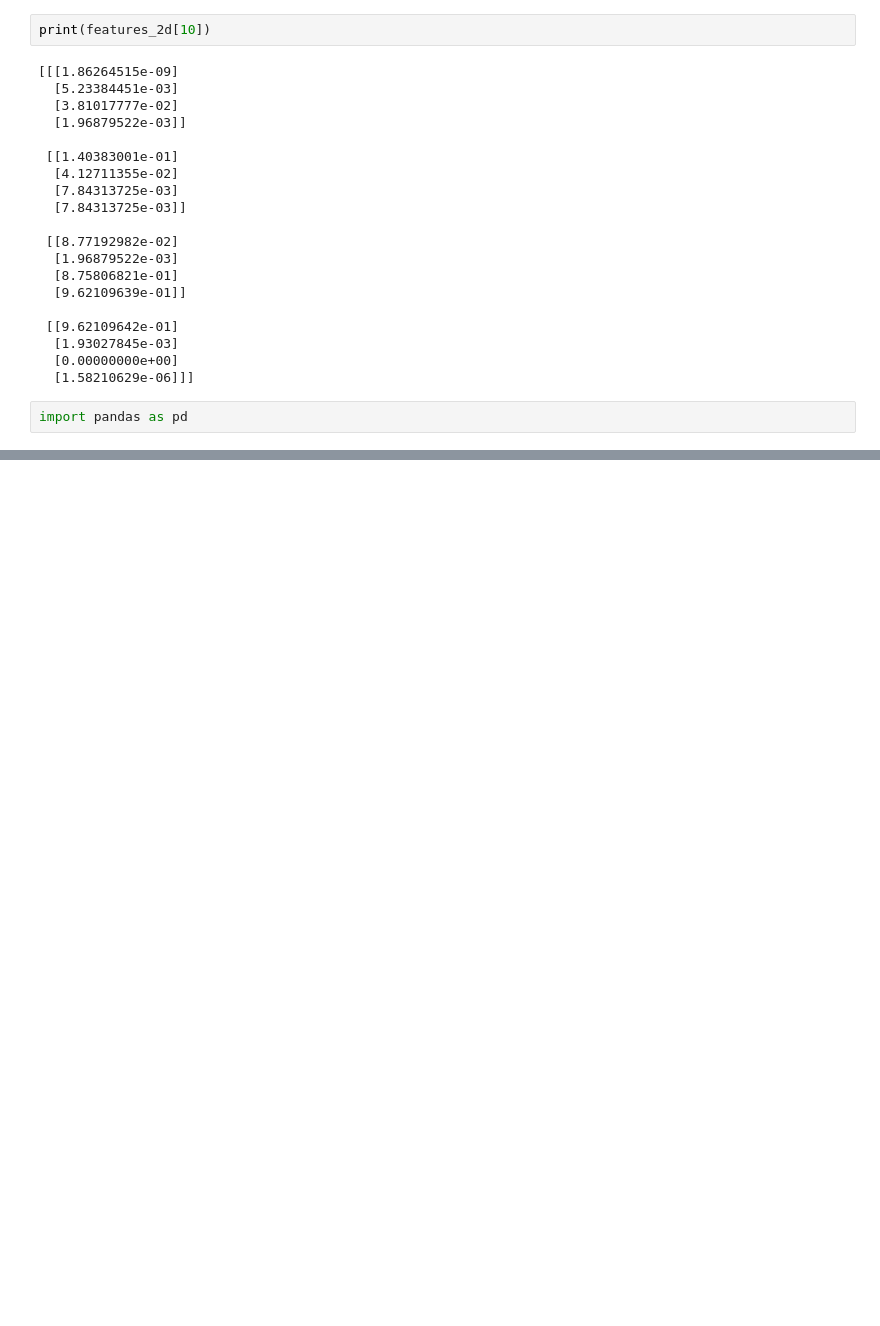
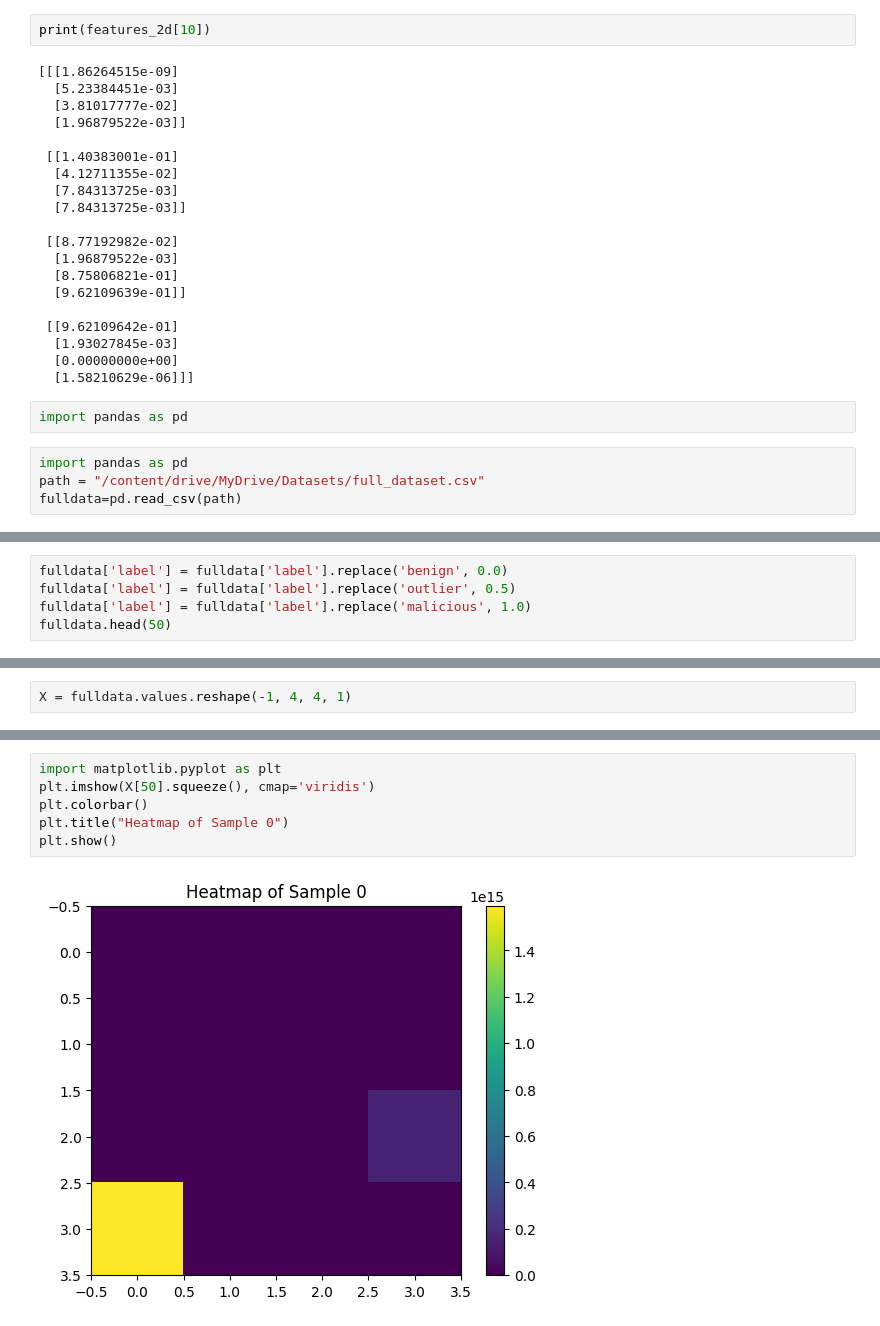
Before and after one commit to BabinRV/Dissertation, a Jupyter notebook: Dissertation_TD_and_IR.ipynb, the cells around one changed output, grey strips where cells are left out. Drawn from its saved outputs; the diff is of its cells as text; blank space fills up the shorter version.

```diff
--- a/Dissertation_TD_and_IR.ipynb
+++ b/Dissertation_TD_and_IR.ipynb
@@ -231,3 +231,7 @@ print(features_2d[10])
   [1.58210629e-06]]]
 # %%
 import pandas as pd
+# %%
+import pandas as pd
+path = "/content/drive/MyDrive/Datasets/full_dataset.csv"
+fulldata=pd.read_csv(path)
@@ -233,0 +244,5 @@ import pandas as pd
+# %%
+fulldata['label'] = fulldata['label'].replace('benign', 0.0)
+fulldata['label'] = fulldata['label'].replace('outlier', 0.5)
+fulldata['label'] = fulldata['label'].replace('malicious', 1.0)
+fulldata.head(50)
@@ -233,0 +267,2 @@ import pandas as pd
+# %%
+X = fulldata.values.reshape(-1, 4, 4, 1)
@@ -233,0 +295,8 @@ import pandas as pd
+# %%
+import matplotlib.pyplot as plt
+plt.imshow(X[50].squeeze(), cmap='viridis')
+plt.colorbar()
+plt.title("Heatmap of Sample 0")
+plt.show()
+# %% [output]
+[figure, added]
```
Also changed, not shown: parts of 4 cells of this notebook.
